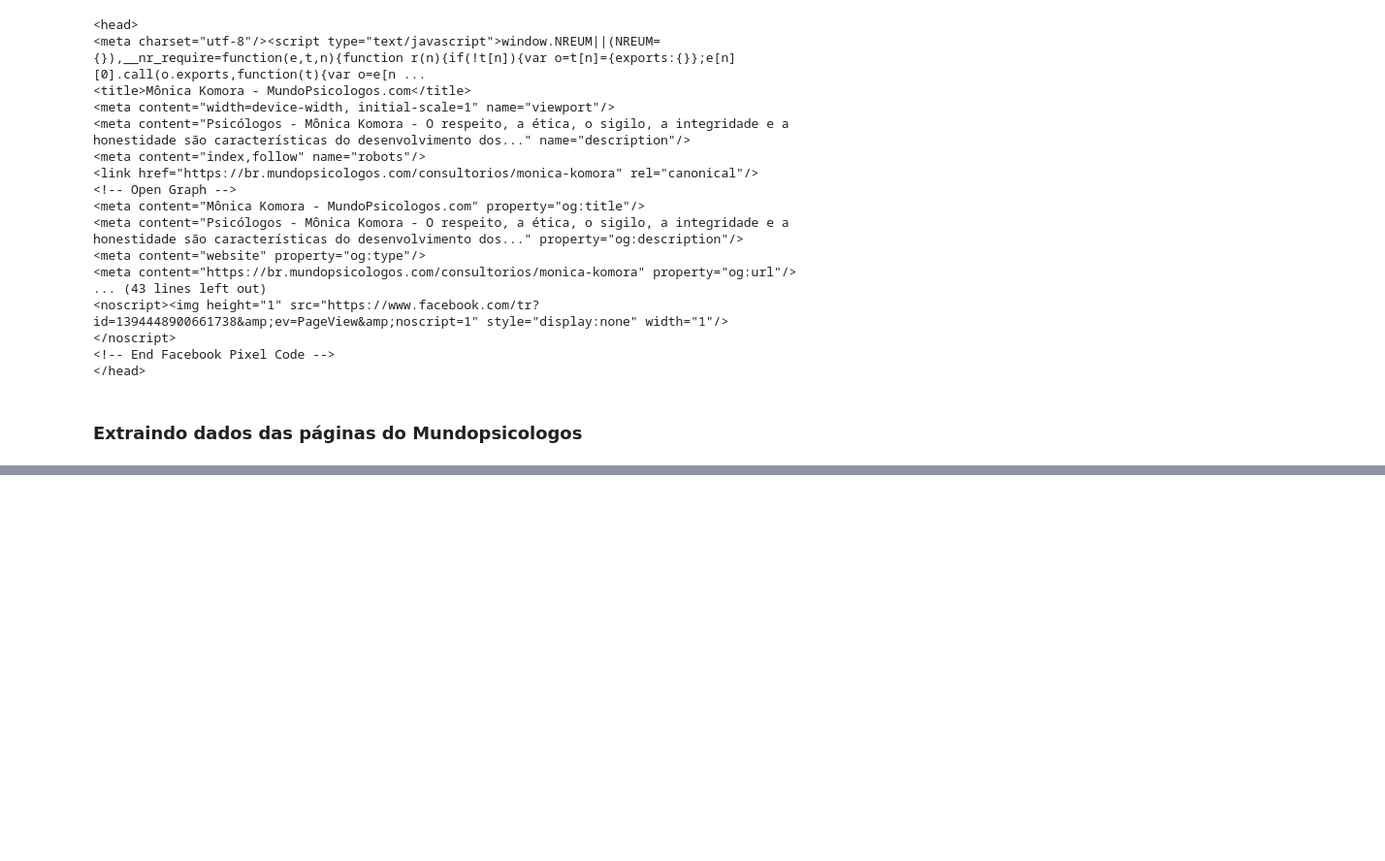
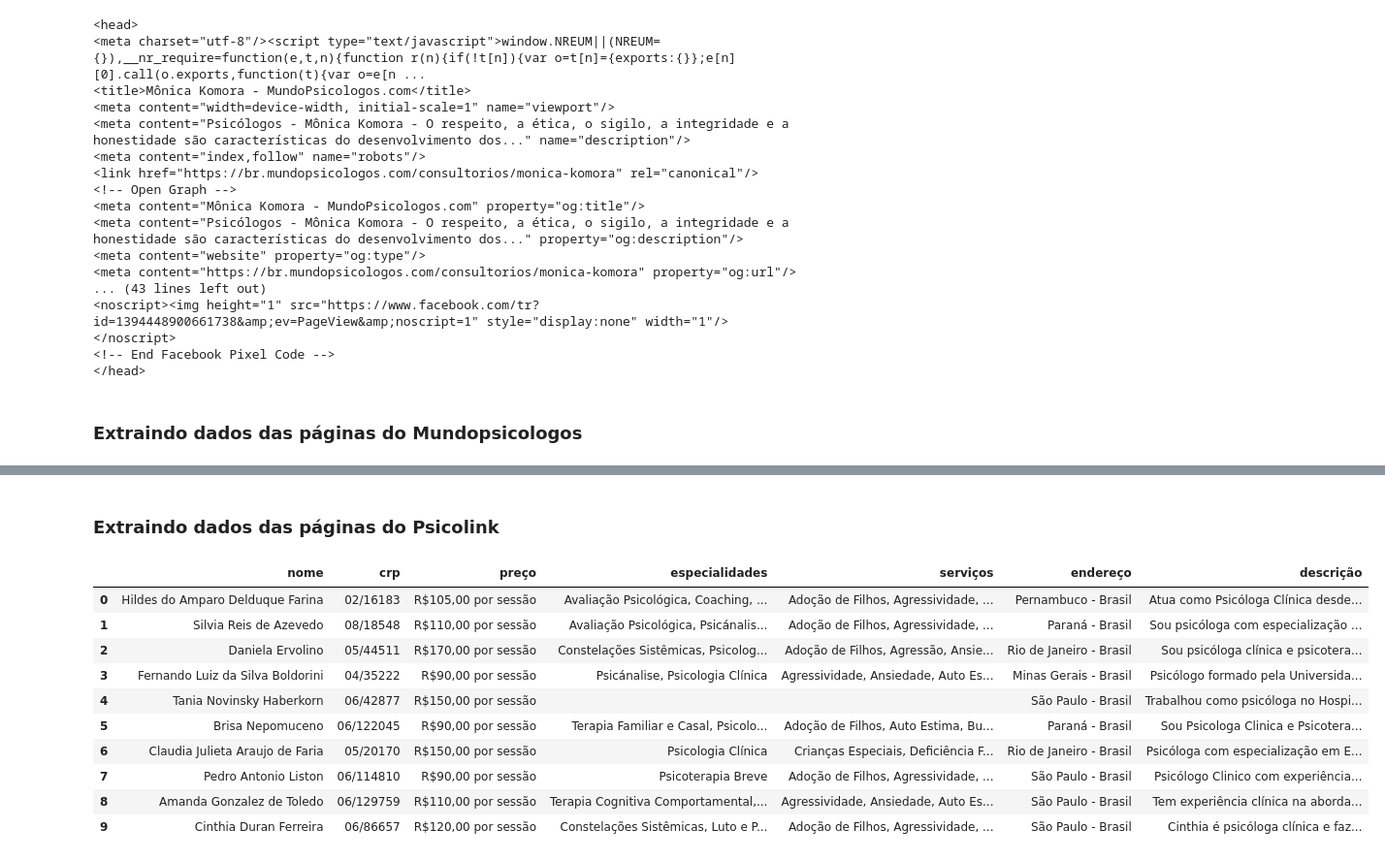
Before and after one commit to ricardorobson/RI, a Jupyter notebook: Extractor/NormalExtractor.ipynb, the cells around one changed output, grey strips where cells are left out. Shown at 97% size. Saved outputs shown, nothing was run; the diff lists cells and outputs as text; code cells hidden in the pictures; blank space fills up the shorter version.

Commit message:
Extract pages from psicolink

```diff
--- a/Extractor/NormalExtractor.ipynb
+++ b/Extractor/NormalExtractor.ipynb
@@ -338,0 +341,9 @@ df
+# %%
+soups = []
+files = len(os.listdir(os.path.abspath('..\\Pages\\Positives\\\psicolink\\')))
+print(files)
+for page in range(files):
+    #throwing UnicodeDecodeErro 'charmap' codec can't decode byte 0x81
+    soups.append(BeautifulSoup(
+        open(os.path.abspath('..\\Pages\\Positives\\\psicolink\\'+str(page)+'.html'), errors="ignore", encoding="utf-8"), 'html.parser'))
+soups[0].head
@@ -338,0 +369,39 @@ df
+# %% [markdown]
+### Extraindo dados das páginas do Psicolink
+# %%
+names = []
+crps = []
+especialities = []
+descriptions = []
+prices = []
+adresses = []
+services = []
+
+for soup in soups:
+    names.append(soup.find('h1').text)
+    infos = soup.find_all('h6')
+    crps.append(infos[1].text[5:])
+    descriptions.append(soup.find('span', {'itemprop': 'description'}).text.replace('\n', ''))
+    prices.append(soup.find('div', {'class': 'calloutPrice'}).text)
+    details = soup.find('div', {'class': 'threecol last '}).find_all('ul')
+    especialities.append(', '.join( str(tag.text) for tag in details[0].find_all('li')))
+    adresses.append(infos[0].text[infos[0].text.index(' '):])
+    services.append(', '.join( str(tag.text) for tag in details[2].find_all('li')))
+
+
+d = { 'nome': names, 'crp': crps, 'preço':prices, 'endereço':adresses, 'descrição': descriptions, 'especialidades': especialities, 'serviços': services}
+df = pd.DataFrame(data=d)
+df = df[['nome', 'crp', 'preço', 'especialidades', 'serviços', 'endereço', 'descrição']]
+df
+# %% [output]
+|  | nome | crp | preço | especialidades | serviços | endereço | descrição |
+| 0 | Hildes do Amparo Delduque Farina | 02/16183 | R$105,00 por sessão | Avaliação Psicológica, Coaching, ... | Adoção de Filhos, Agressividade, ... | Pernambuco - Brasil | Atua como Psicóloga Clínica desde... |
+| 1 | Silvia Reis de Azevedo | 08/18548 | R$110,00 por sessão | Avaliação Psicológica, Psicánalis... | Adoção de Filhos, Agressividade, ... | Paraná - Brasil | Sou psicóloga com especialização ... |
+| 2 | Daniela Ervolino | 05/44511 | R$170,00 por sessão | Constelações Sistêmicas, Psicolog... | Adoção de Filhos, Agressão, Ansie... | Rio de Janeiro - Brasil | Sou psicóloga clínica e psicotera... |
+| 3 | Fernando Luiz da Silva Boldorini | 04/35222 | R$90,00 por sessão | Psicánalise, Psicologia Clínica | Agressividade, Ansiedade, Auto Es... | Minas Gerais - Brasil | Psicólogo formado pela Universida... |
+| 4 | Tania Novinsky Haberkorn | 06/42877 | R$150,00 por sessão |  |  | São Paulo - Brasil | Trabalhou como psicóloga no Hospi... |
+| 5 | Brisa Nepomuceno | 06/122045 | R$90,00 por sessão | Terapia Familiar e Casal, Psicolo... | Adoção de Filhos, Auto Estima, Bu... | Paraná - Brasil | Sou Psicologa Clinica e Psicotera... |
+| 6 | Claudia Julieta Araujo de Faria | 05/20170 | R$150,00 por sessão | Psicologia Clínica | Crianças Especiais, Deficiência F... | Rio de Janeiro - Brasil | Psicóloga com especialização em E... |
+| 7 | Pedro Antonio Liston | 06/114810 | R$90,00 por sessão | Psicoterapia Breve | Adoção de Filhos, Agressividade, ... | São Paulo - Brasil | Psicólogo Clinico com experiência... |
+| 8 | Amanda Gonzalez de Toledo | 06/129759 | R$110,00 por sessão | Terapia Cognitiva Comportamental,... | Agressividade, Ansiedade, Auto Es... | São Paulo - Brasil | Tem experiência clínica na aborda... |
+| 9 | Cinthia Duran Ferreira | 06/86657 | R$120,00 por sessão | Constelações Sistêmicas, Luto e P... | Adoção de Filhos, Agressividade, ... | São Paulo - Brasil | Cinthia é psicóloga clínica e faz... |
```
Also changed, not shown: parts of 2 cells of this notebook.
